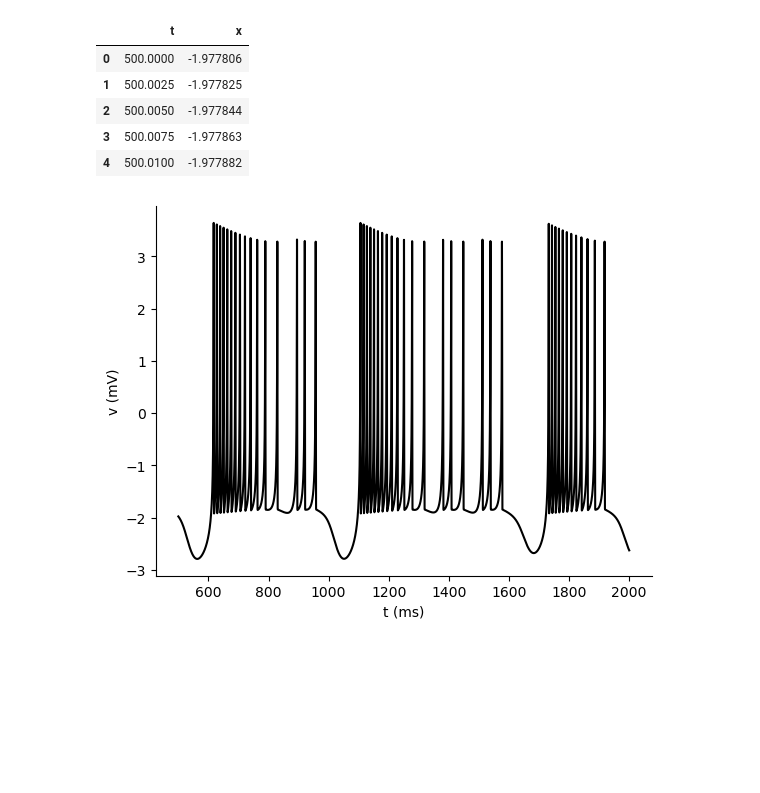
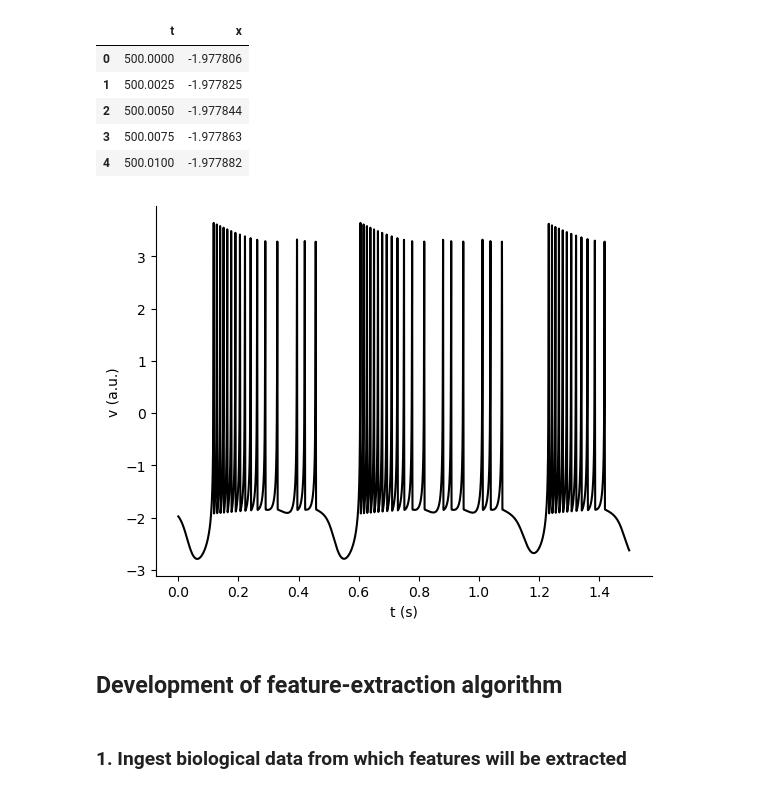
Before and after one commit to ryEllison/chaosInPylo, a Jupyter notebook: main/src/srcNotebook.ipynb, the cells around one changed output. Cells and saved outputs as stored; diff of their text form; code cells hidden in the pictures; blank space fills up the shorter version.

```diff
--- a/main/src/srcNotebook.ipynb
+++ b/main/src/srcNotebook.ipynb
@@ -275,12 +293,16 @@ data.head()
 # %%
 #Visualization
 plt.figure()
-plt.plot(data['t'],
+plt.plot((data['t'] / 1000) - min(data['t'] / 1000),
          data['x'],
          color = 'black')
 sbn.despine()
-plt.xlabel('t (ms)')
-plt.ylabel('v (mV)')
+plt.xlabel('t (s)')
+plt.ylabel('v (a.u.)')
 plt.show()
 # %% [output]
-[figure, old version]
+[figure, new version]
+# %% [markdown]
+## Development of feature-extraction algorithm
+# %% [markdown]
+### 1. Ingest biological data from which features will be extracted
```
Also changed, not shown: parts of 21 cells of this notebook, 1 other file.
